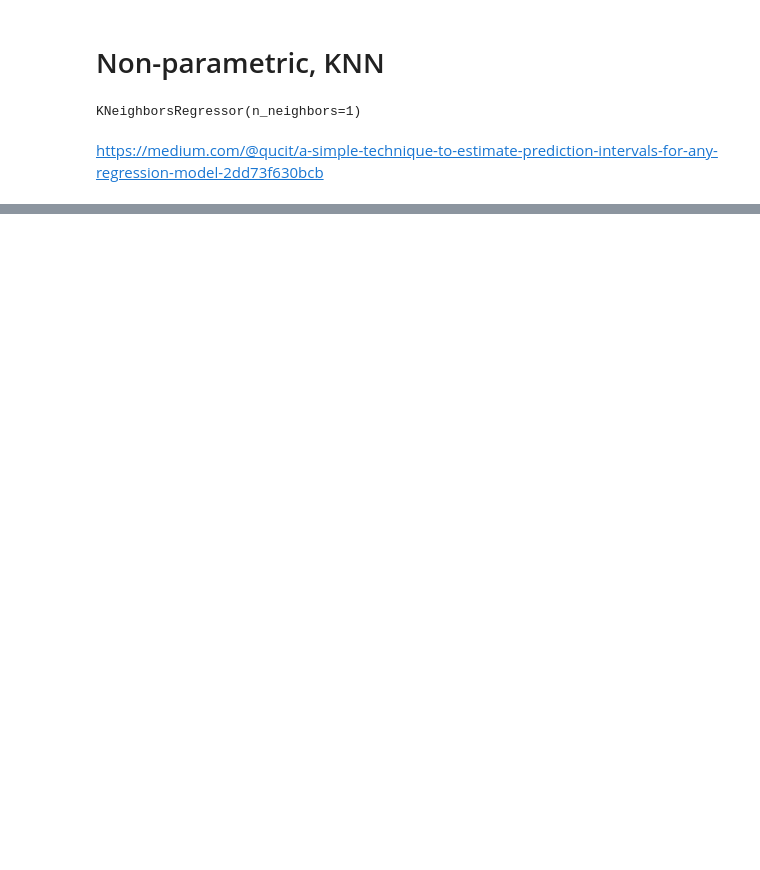
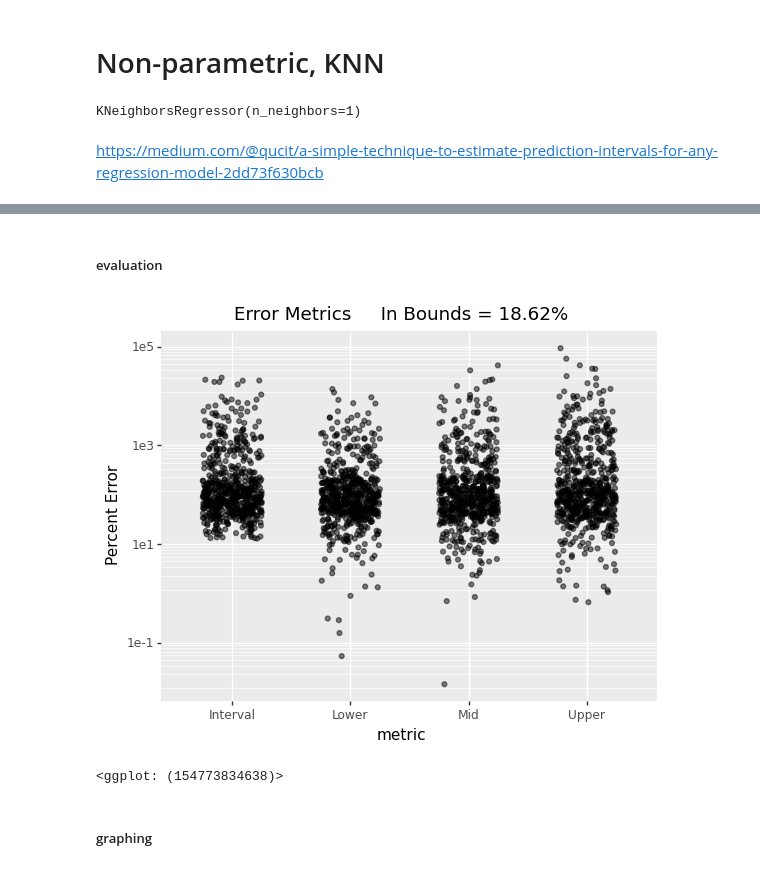
Before and after one commit to madelinekinnaird/washington-post-election-night-model, a Jupyter notebook: Modeling.ipynb, the cells around one changed output, grey strips where cells are left out. Saved outputs shown, nothing was run; the diff lists cells and outputs as text; code cells hidden in the pictures; blank space fills up the shorter version.

```diff
--- a/Modeling.ipynb
+++ b/Modeling.ipynb
@@ -317,0 +468,34 @@ https://github.com/ying531/qtl_reg
+# %%
+#y_lower = predictions[:,0]
+#y_upper = predictions[:,1]
+
+# compute the low and high conditional quantile estimation
+pred = quantile_estimator.predict(Xtest)
+# %%
+#cqrPredictions = pd.DataFrame(cqrPredictions, columns = ['lower', 'upper'])
+cqrPredictions = pd.DataFrame(pred, columns = ['lower', 'upper'])
+# %% [markdown]
+##### evaluation
+# %%
+cqrPredictions['mid'] = (cqrPredictions['upper']+cqrPredictions['lower'])/2
+cqrPredictions['total_votes_2020'] = y
+# %%
+cqrPredictions = calculate_error(cqrPredictions)
+# %%
+percent_in_bounds = cqrPredictions['in_bounds'].mean() * 100
+metrics_to_plot = cqrPredictions[[col for col in knnPredictions if 'percent_error' in col]]
+
+# Rename the columns
+metrics_to_plot.columns = [column.split('_')[-1].title() for column in metrics_to_plot]
+
+dat = metrics_to_plot.melt(var_name="metric", value_name='Percent Error')
+
+(ggplot(dat,aes(x="metric",y="Percent Error")) +
+  geom_jitter(width = .25,alpha=.5,show_legend=False) +
+  scale_y_log10() +
+  labs(title=f"Error Metrics     In Bounds = {percent_in_bounds:.2f}%"))
+# %% [output]
+[figure, added]
+<ggplot: (154773834638)>
+# %% [markdown]
+##### graphing
```
Also changed, not shown: parts of 45 cells of this notebook.
